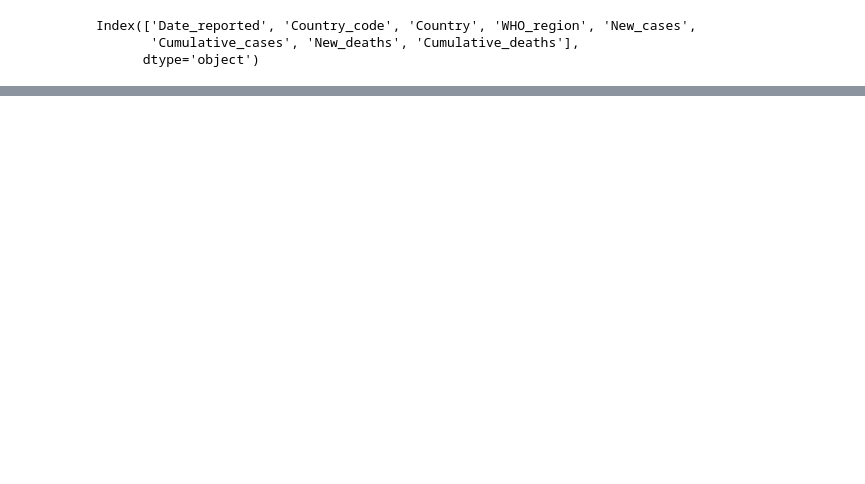
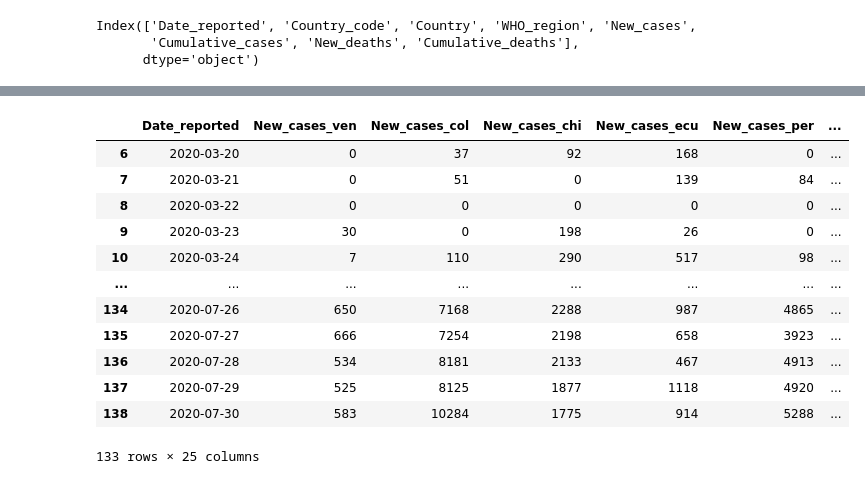
Before and after one commit to MagcDEV/covidVen, a Jupyter notebook: covid_19_ven.ipynb, the cells around one changed output, grey strips where cells are left out. Saved outputs shown, nothing was run; the diff lists cells and outputs as text; code cells hidden in the pictures; blank space fills up the shorter version.

```diff
--- a/covid_19_ven.ipynb
+++ b/covid_19_ven.ipynb
@@ -70,0 +95,57 @@ df[df.Country_code == "CO"]
+# %%
+df_ven.columns = ["Date_reported", "New_cases_ven"]
+df_ven = pd.merge(df_ven, df_col, how='left', left_on="Date_reported", right_on="Date_reported")
+df_ven.columns = ["Date_reported", "New_cases_ven", "New_cases_col"]
+df_ven = pd.merge(df_ven, df_chi, how='left', left_on="Date_reported", right_on="Date_reported")
+df_ven.columns = ["Date_reported", "New_cases_ven", "New_cases_col", "New_cases_chi"]
+df_ven = pd.merge(df_ven, df_ecu, how='left', left_on="Date_reported", right_on="Date_reported")
+df_ven.columns = ["Date_reported", "New_cases_ven","New_cases_col", "New_cases_chi","New_cases_ecu"]
+df_ven = pd.merge(df_ven, df_per, how='left', left_on="Date_reported", right_on="Date_reported")
+df_ven.columns = ["Date_reported", "New_cases_ven", "New_cases_col", "New_cases_chi","New_cases_ecu", "New_cases_per"]
+df_ven = pd.merge(df_ven, df_arg, how='left', left_on="Date_reported", right_on="Date_reported")
+df_ven.columns = ["Date_reported", "New_cases_ven", "New_cases_col", "New_cases_chi","New_cases_ecu", "New_cases_per", "New_cases_arg"]
+df_ven = pd.merge(df_ven, df_bra, how='left', left_on="Date_reported", right_on="Date_reported")
+df_ven.columns = ["Date_reported", "New_cases_ven", "New_cases_col", "New_cases_chi","New_cases_ecu", "New_cases_per", "New_cases_arg", "New_cases_bra"]
+df_ven = pd.merge(df_ven, df_usa, how='left', left_on="Date_reported", right_on="Date_reported")
+df_ven.columns = ["Date_reported", "New_cases_ven", "New_cases_col", "New_cases_chi","New_cases_ecu", "New_cases_per", "New_cases_arg", "New_cases_bra", "New_cases_usa"]
+# %%
+df_ven["pct_chan_ven"] = df_ven["New_cases_ven"].pct_change() * 100
+df_ven["pct_chan_col"] = df_ven["New_cases_col"].pct_change() * 100
+df_ven["pct_chan_chi"] = df_ven["New_cases_chi"].pct_change() * 100
+df_ven["pct_chan_ecu"] = df_ven["New_cases_ecu"].pct_change() * 100
+df_ven["pct_chan_per"] = df_ven["New_cases_per"].pct_change() * 100
+df_ven["pct_chan_arg"] = df_ven["New_cases_arg"].pct_change() * 100
+df_ven["pct_chan_bra"] = df_ven["New_cases_bra"].pct_change() * 100
+df_ven["pct_chan_usa"] = df_ven["New_cases_usa"].pct_change() * 100
+df_ven.pct_chan_ven[np.isinf(df_ven.pct_chan_ven) | np.isnan(df_ven.pct_chan_ven)] = 0
+df_ven.pct_chan_col[np.isinf(df_ven.pct_chan_col) | np.isnan(df_ven.pct_chan_col)] = 0
+df_ven.pct_chan_chi[np.isinf(df_ven.pct_chan_chi) | np.isnan(df_ven.pct_chan_chi)] = 0
+df_ven.pct_chan_ecu[np.isinf(df_ven.pct_chan_ecu) | np.isnan(df_ven.pct_chan_ecu)] = 0
+df_ven.pct_chan_per[np.isinf(df_ven.pct_chan_per) | np.isnan(df_ven.pct_chan_per)] = 0
+df_ven.pct_chan_arg[np.isinf(df_ven.pct_chan_arg) | np.isnan(df_ven.pct_chan_arg)] = 0
+df_ven.pct_chan_bra[np.isinf(df_ven.pct_chan_bra) | np.isnan(df_ven.pct_chan_bra)] = 0
+df_ven.pct_chan_usa[np.isinf(df_ven.pct_chan_usa) | np.isnan(df_ven.pct_chan_usa)] = 0
+df_ven["pct_chan_ven_roll"] = df_ven.pct_chan_ven.rolling(7).mean()
+df_ven["pct_chan_col_roll"] = df_ven.pct_chan_col.rolling(7).mean()
+df_ven["pct_chan_chi_roll"] = df_ven.pct_chan_chi.rolling(7).mean()
+df_ven["pct_chan_ecu_roll"] = df_ven.pct_chan_ecu.rolling(7).mean()
+df_ven["pct_chan_per_roll"] = df_ven.pct_chan_per.rolling(7).mean()
+df_ven["pct_chan_arg_roll"] = df_ven.pct_chan_arg.rolling(7).mean()
+df_ven["pct_chan_bra_roll"] = df_ven.pct_chan_bra.rolling(7).mean()
+df_ven["pct_chan_usa_roll"] = df_ven.pct_chan_usa.rolling(7).mean()
+df_ven = df_ven[~np.isnan(df_ven.pct_chan_ven_roll)]
+df_ven
+# %% [output]
+|  | Date_reported | New_cases_ven | New_cases_col | New_cases_chi | New_cases_ecu | New_cases_per | ... |
+| 6 | 2020-03-20 | 0 | 37 | 92 | 168 | 0 | ... |
+| 7 | 2020-03-21 | 0 | 51 | 0 | 139 | 84 | ... |
+| 8 | 2020-03-22 | 0 | 0 | 0 | 0 | 0 | ... |
+| 9 | 2020-03-23 | 30 | 0 | 198 | 26 | 0 | ... |
+| 10 | 2020-03-24 | 7 | 110 | 290 | 517 | 98 | ... |
+| ... | ... | ... | ... | ... | ... | ... | ... |
+| 134 | 2020-07-26 | 650 | 7168 | 2288 | 987 | 4865 | ... |
+| 135 | 2020-07-27 | 666 | 7254 | 2198 | 658 | 3923 | ... |
+| 136 | 2020-07-28 | 534 | 8181 | 2133 | 467 | 4913 | ... |
+| 137 | 2020-07-29 | 525 | 8125 | 1877 | 1118 | 4920 | ... |
+| 138 | 2020-07-30 | 583 | 10284 | 1775 | 914 | 5288 | ... |
+133 rows × 25 columns
```
Also changed, not shown: parts of 5 cells of this notebook, 1 other file.
